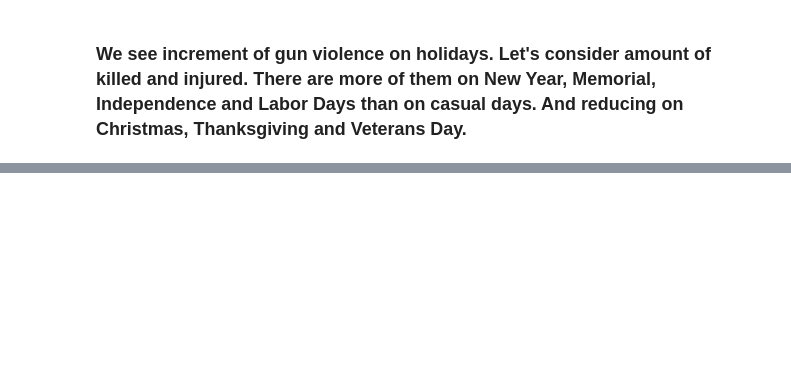
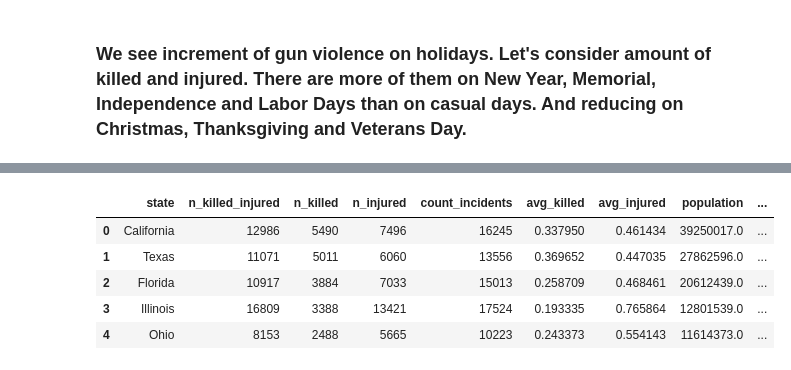
Before and after one commit to belkasanek/eda-gun-violence, a Jupyter notebook: gun_violence_eda.ipynb, the cells around one changed output, grey strips where cells are left out. Cells and saved outputs as stored; diff of their text form; code cells hidden in the pictures; blank space fills up the shorter version.

```diff
--- a/gun_violence_eda.ipynb
+++ b/gun_violence_eda.ipynb
@@ -834,0 +841,7 @@ plt.ylabel('Difference between holiday and casual', fontsize=15);
+# %%
+# population for July 1 2016
+# Source: U.S. Census Bureau, Population Division
+state_stats = pd.read_excel('nst-est2016-01.xlsx', skiprows=3, usecols=[0, 9])\
+.rename(columns={2016: 'population', 'Unnamed: 0': 'state'})
+state_stats['state'] = state_stats['state'].str.replace('.', '')
+state_stats.head(6)
@@ -834,0 +856,23 @@ plt.ylabel('Difference between holiday and casual', fontsize=15);
+# %%
+# Statistics for states
+temp = df.reset_index().groupby(by=['state'])\
+.agg({'n_killed': 'sum', 'n_injured': 'sum', 'n_killed_injured': 'sum', 'incident_id': 'count'})\
+.sort_values(by='n_killed', ascending=False).reset_index().rename(columns={'incident_id': 'count_incidents'})
+
+temp['avg_killed'] = temp['n_killed'] / temp['count_incidents']
+temp['avg_injured'] = temp['n_injured'] / temp['count_incidents']
+
+temp = temp.merge(state_stats)
+
+# density of something on 100000 people
+temp['den_killed'] = temp['n_killed'] * 100000 / temp['population']
+temp['den_injured'] = temp['n_injured'] * 100000  / temp['population']
+temp['den_both'] = temp['n_killed_injured'] * 100000  / temp['population']
+temp.head()
+# %% [output]
+|  | state | n_killed_injured | n_killed | n_injured | count_incidents | avg_killed | avg_injured | population | ... |
+| 0 | California | 12986 | 5490 | 7496 | 16245 | 0.337950 | 0.461434 | 39250017.0 | ... |
+| 1 | Texas | 11071 | 5011 | 6060 | 13556 | 0.369652 | 0.447035 | 27862596.0 | ... |
+| 2 | Florida | 10917 | 3884 | 7033 | 15013 | 0.258709 | 0.468461 | 20612439.0 | ... |
+| 3 | Illinois | 16809 | 3388 | 13421 | 17524 | 0.193335 | 0.765864 | 12801539.0 | ... |
+| 4 | Ohio | 8153 | 2488 | 5665 | 10223 | 0.243373 | 0.554143 | 11614373.0 | ... |
```
Also changed, not shown: parts of 14 cells of this notebook.
